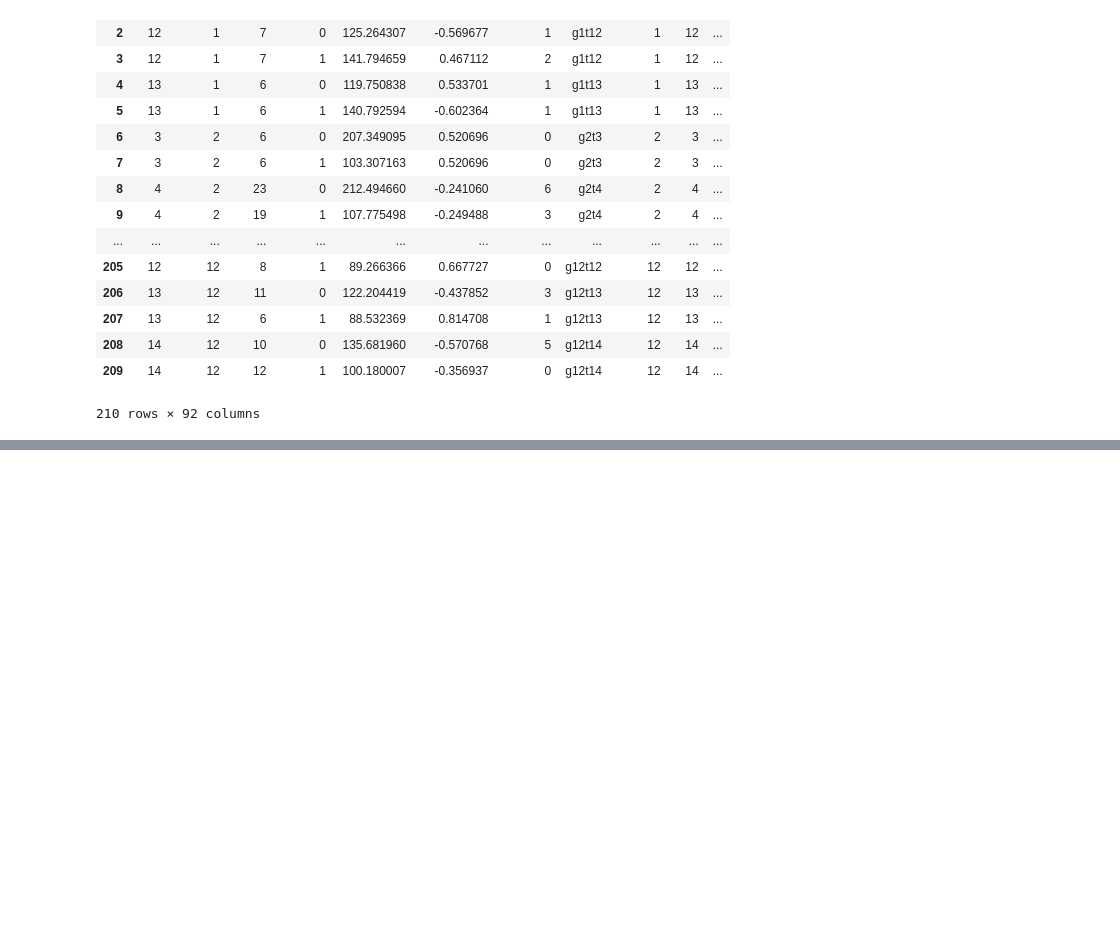
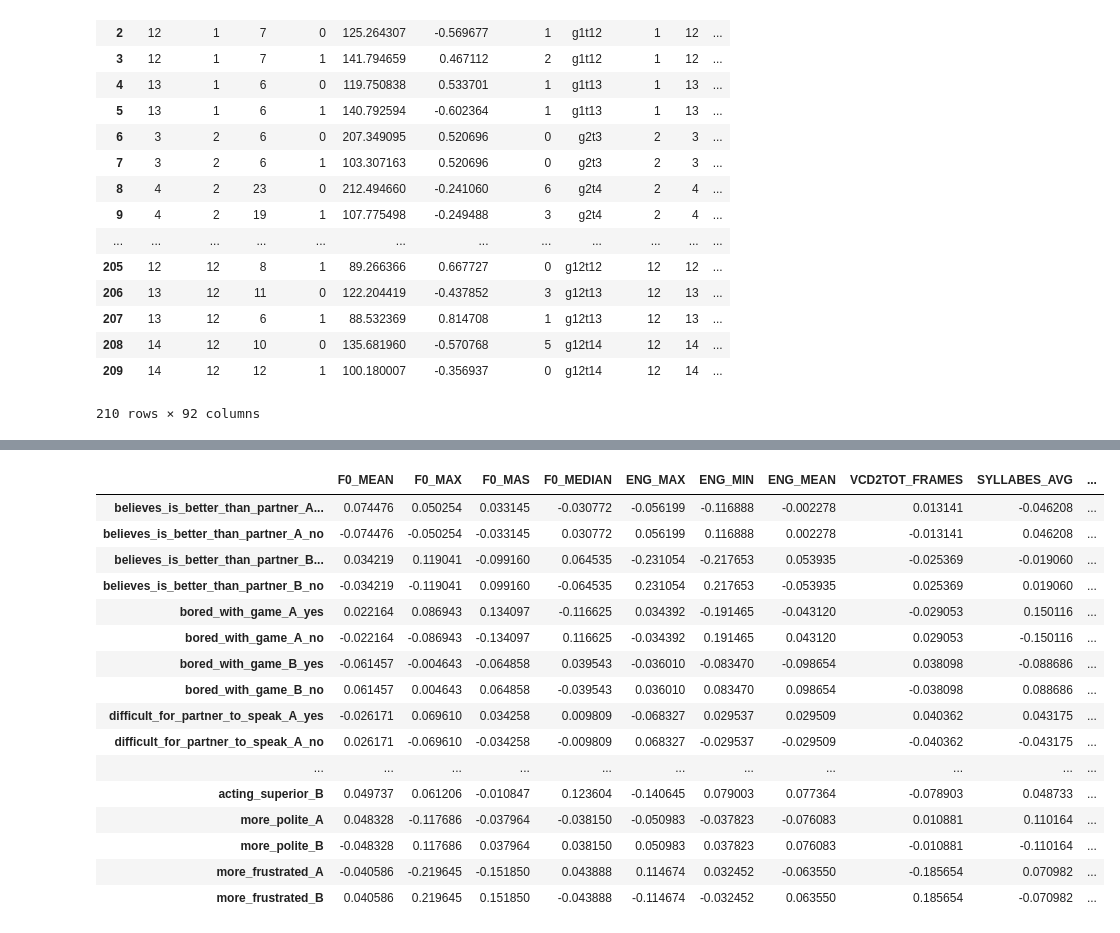
Before and after one commit to luquesky/tesis, a Jupyter notebook: session_table.ipynb, the cells around one changed output, grey strips where cells are left out. Cells and saved outputs as stored; diff of their text form; code cells hidden in the pictures; blank space fills up the shorter version.

Commit message:
- Add table for all the features - Fix script

```diff
--- a/session_table.ipynb
+++ b/session_table.ipynb
@@ -139 +174,43 @@ more_frustrated_B                            -0.034767
 Length: 82, dtype: float64
+# %%
+features = ["F0_MEAN", "F0_MAX", "F0_MAS", "F0_MEDIAN",
+            "ENG_MAX", "ENG_MIN", "ENG_MEAN",
+            "VCD2TOT_FRAMES", "SYLLABES_AVG", 'SYLLABES_COUNT',
+            'SOUND_ALL_LOCAL_JITTER', 'PHONEMES_AVG', 'PHONEMES_COUNT',
+            'SOUND_VOICED_LOCAL_JITTER', 'NOISE_TO_HARMONICS_RATIO', 'SOUND_VOICED_LOCAL_SHIMMER',
+            'SOUND_ALL_LOCAL_SHIMMER']
+all_features_analysis = pd.DataFrame(columns=features, dtype=float)
+
+for feature in features:
+    analysis = Analyzer(feature).analyze(sessions)
+    joined_analysis = pysqldf("""
+    SELECT * from analysis INNER JOIN social_variables ON
+        analysis.session=social_variables.session AND
+        analysis.task=social_variables.task""")
+    correlations = pd.Series(index=sv)
+    df2 = joined_analysis[joined_analysis.speaker==0]
+
+    for social_var in sv:
+        correlations[social_var] = df2['entrainment'].corr(df2[social_var])
+
+    all_features_analysis[feature] = correlations
+
+display(all_features_analysis)
+# %% [output]
+|  | F0_MEAN | F0_MAX | F0_MAS | F0_MEDIAN | ENG_MAX | ENG_MIN | ENG_MEAN | VCD2TOT_FRAMES | SYLLABES_AVG | ... |
+| believes_is_better_than_partner_A... | 0.074476 | 0.050254 | 0.033145 | -0.030772 | -0.056199 | -0.116888 | -0.002278 | 0.013141 | -0.046208 | ... |
+| believes_is_better_than_partner_A_no | -0.074476 | -0.050254 | -0.033145 | 0.030772 | 0.056199 | 0.116888 | 0.002278 | -0.013141 | 0.046208 | ... |
+| believes_is_better_than_partner_B... | 0.034219 | 0.119041 | -0.099160 | 0.064535 | -0.231054 | -0.217653 | 0.053935 | -0.025369 | -0.019060 | ... |
+| believes_is_better_than_partner_B_no | -0.034219 | -0.119041 | 0.099160 | -0.064535 | 0.231054 | 0.217653 | -0.053935 | 0.025369 | 0.019060 | ... |
+| bored_with_game_A_yes | 0.022164 | 0.086943 | 0.134097 | -0.116625 | 0.034392 | -0.191465 | -0.043120 | -0.029053 | 0.150116 | ... |
+| bored_with_game_A_no | -0.022164 | -0.086943 | -0.134097 | 0.116625 | -0.034392 | 0.191465 | 0.043120 | 0.029053 | -0.150116 | ... |
+| bored_with_game_B_yes | -0.061457 | -0.004643 | -0.064858 | 0.039543 | -0.036010 | -0.083470 | -0.098654 | 0.038098 | -0.088686 | ... |
+| bored_with_game_B_no | 0.061457 | 0.004643 | 0.064858 | -0.039543 | 0.036010 | 0.083470 | 0.098654 | -0.038098 | 0.088686 | ... |
+| difficult_for_partner_to_speak_A_yes | -0.026171 | 0.069610 | 0.034258 | 0.009809 | -0.068327 | 0.029537 | 0.029509 | 0.040362 | 0.043175 | ... |
+| difficult_for_partner_to_speak_A_no | 0.026171 | -0.069610 | -0.034258 | -0.009809 | 0.068327 | -0.029537 | -0.029509 | -0.040362 | -0.043175 | ... |
+| ... | ... | ... | ... | ... | ... | ... | ... | ... | ... | ... |
+| acting_superior_B | 0.049737 | 0.061206 | -0.010847 | 0.123604 | -0.140645 | 0.079003 | 0.077364 | -0.078903 | 0.048733 | ... |
+| more_polite_A | 0.048328 | -0.117686 | -0.037964 | -0.038150 | -0.050983 | -0.037823 | -0.076083 | 0.010881 | 0.110164 | ... |
+| more_polite_B | -0.048328 | 0.117686 | 0.037964 | 0.038150 | 0.050983 | 0.037823 | 0.076083 | -0.010881 | -0.110164 | ... |
+| more_frustrated_A | -0.040586 | -0.219645 | -0.151850 | 0.043888 | 0.114674 | 0.032452 | -0.063550 | -0.185654 | 0.070982 | ... |
+| more_frustrated_B | 0.040586 | 0.219645 | 0.151850 | -0.043888 | -0.114674 | -0.032452 | 0.063550 | 0.185654 | -0.070982 | ... |
```
Also changed, not shown: parts of 4 cells of this notebook, 2 other files.
